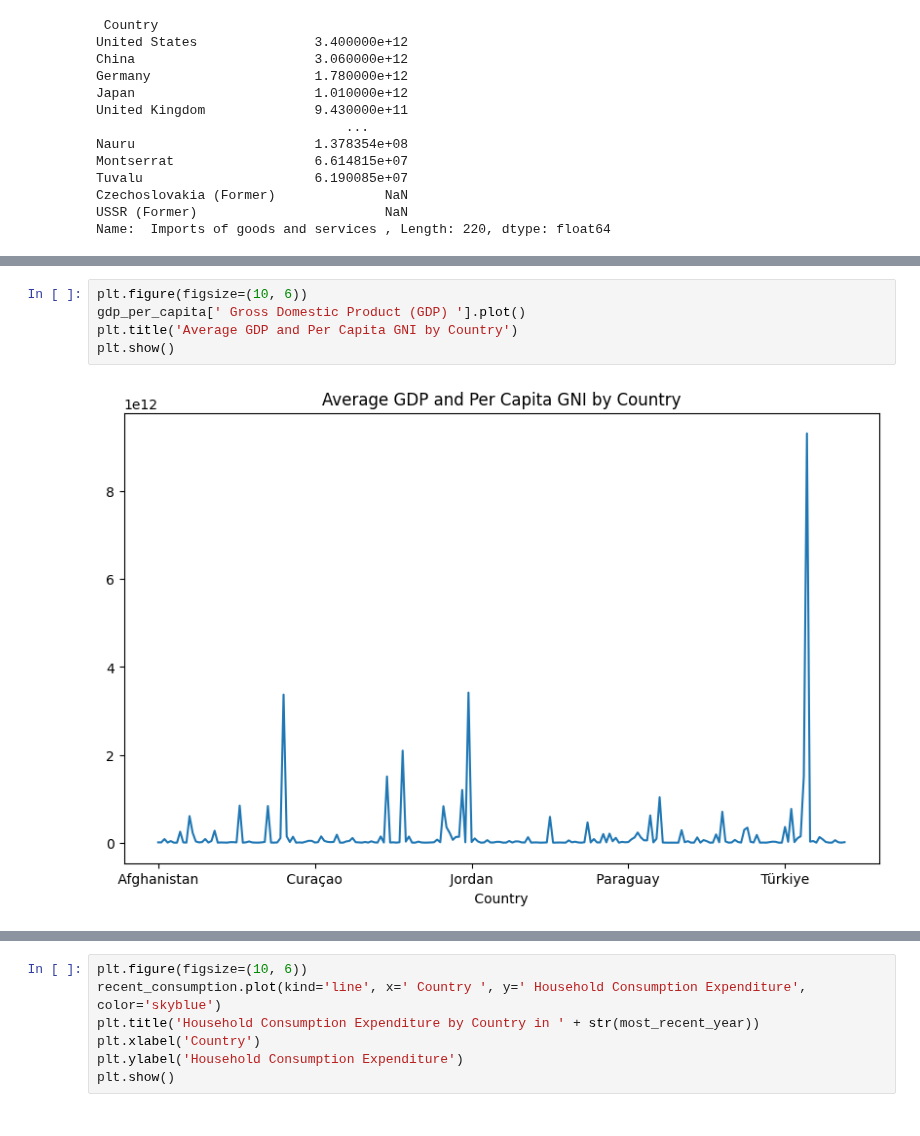
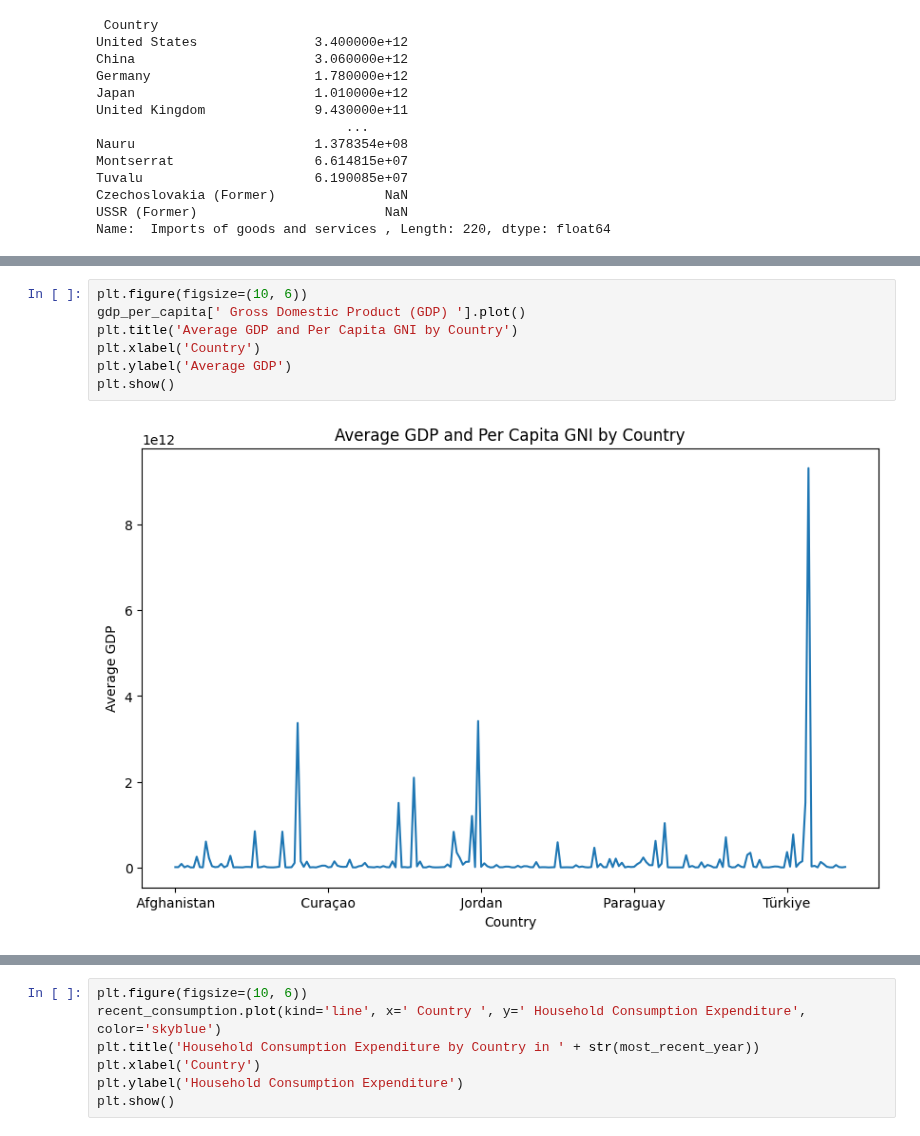
Before and after one commit to khoulaCode/machine-learning-code-orbit, a Jupyter notebook: team_members/from_tariq/world-finance-indicators-data.ipynb, the cells around one changed output, grey strips where cells are left out. Drawn from its saved outputs; the diff is of its cells as text.

```diff
--- a/team_members/from_tariq/world-finance-indicators-data.ipynb
+++ b/team_members/from_tariq/world-finance-indicators-data.ipynb
@@ -124,7 +126,9 @@ plt.show()
 # %%
 plt.figure(figsize=(10, 6))
 gdp_per_capita[' Gross Domestic Product (GDP) '].plot()
 plt.title('Average GDP and Per Capita GNI by Country')
+plt.xlabel('Country')
+plt.ylabel('Average GDP')
 plt.show()
 # %% [output]
-[figure, old version]
+[figure, new version]
```
Also changed, not shown: parts of 5 cells of this notebook.
